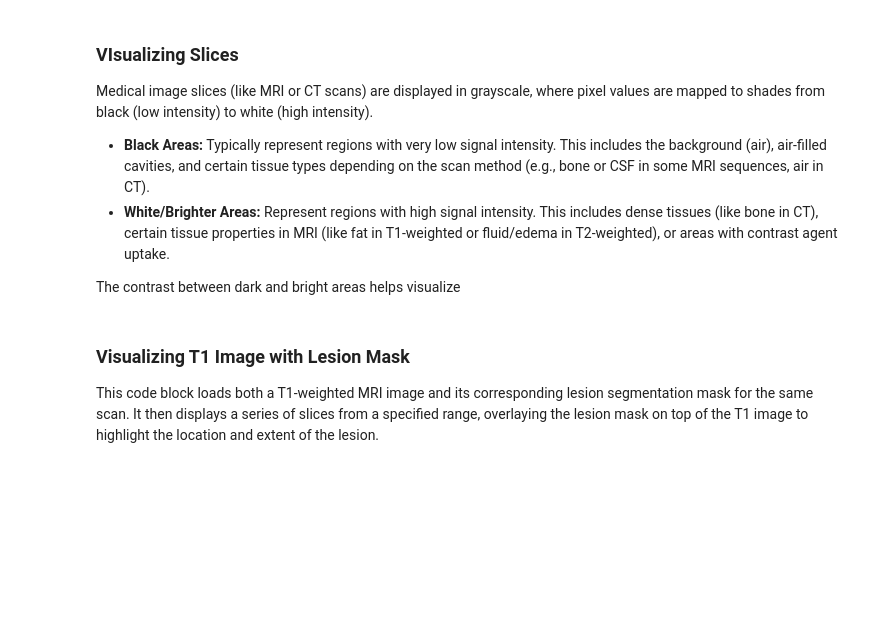
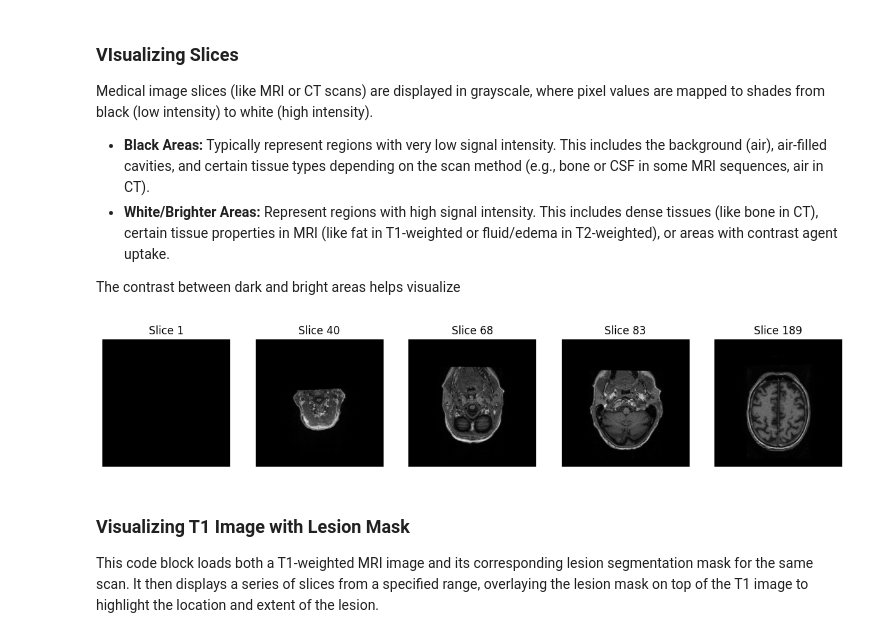
Before and after one commit to shadabtanjeed/tbi-lesion-segmentation, a Jupyter notebook: Notebooks/v2/preprocess_nn_unet.ipynb, the cells around one changed output. Cells and saved outputs as stored; diff of their text form; code cells hidden in the pictures; blank space fills up the shorter version.

```diff
--- a/Notebooks/v2/preprocess_nn_unet.ipynb
+++ b/Notebooks/v2/preprocess_nn_unet.ipynb
@@ -56,8 +57,8 @@ ModuleNotFoundError: No module named 'numpy'
 ## Load NIfTI Files
 # %%
 # Define data path and list NIfTI (.nii) files
-data_path = "/run/media/shadab/Others/AIMS_TBI_Lesion_Segmentation/ChallengeFiles"
+data_path = "F:/AIMS_TBI_Lesion_Segmentation/ChallengeFiles"
 file_list = sorted([f for f in os.listdir(data_path) if f.endswith('.nii')])
 
 print(f"Found {len(file_list)} nii files")
-print(file_list[:5])  # Show first 5 files
+print(file_list[:10])
@@ -68,18 +72,9 @@ print(file_list[:5])  # Show first 5 files
 - consider slices as the 2d images stacked together to create a 3d one
 # %%
 # Load a sample NIfTI file
-nii_file = os.path.join(data_path, file_list[0])
+nii_file = os.path.join(data_path, file_list[1])
 img = nib.load(nii_file)
 img_data = img.get_fdata()
 
 print(f"Loaded file: {file_list[1]}")
 print(f"Image shape: {img_data.shape}")
-
-# Intensity normalization function for visualization
-def normalize_slice(slice_data):
-    slice_min = slice_data.min()
-    slice_max = slice_data.max()
-    if slice_max - slice_min > 0:
-        return (slice_data - slice_min) / (slice_max - slice_min)
-    else:
-        return slice_data  # In case slice is constant
@@ -95,19 +93,20 @@ The contrast between dark and bright areas helps visualize
 # %%
 num_slices = 5
 fig, axes = plt.subplots(1, num_slices, figsize=(15, 5))
 
 # Random unique slice indices from the axial dimension (depth)
 slice_indices = np.random.choice(img_data.shape[2], size=num_slices, replace=False)
-slice_indices = np.sort(slice_indices)  # optional: sort for nicer display order
+slice_indices = np.sort(slice_indices)
 
 for i, slice_idx in enumerate(slice_indices):
     slice_img = img_data[:, :, slice_idx].T
-    norm_img = normalize_slice(slice_img)
-    axes[i].imshow(norm_img, cmap='gray', origin='lower')
+    axes[i].imshow(slice_img, cmap='gray', origin='lower')
     axes[i].set_title(f"Slice {slice_idx}")
     axes[i].axis('off')
 
 plt.show()
+# %% [output]
+[figure, added]
 # %% [markdown]
 ### Visualizing T1 Image with Lesion Mask
 
```
Also changed, not shown: parts of 78 cells of this notebook, 1 other file.
